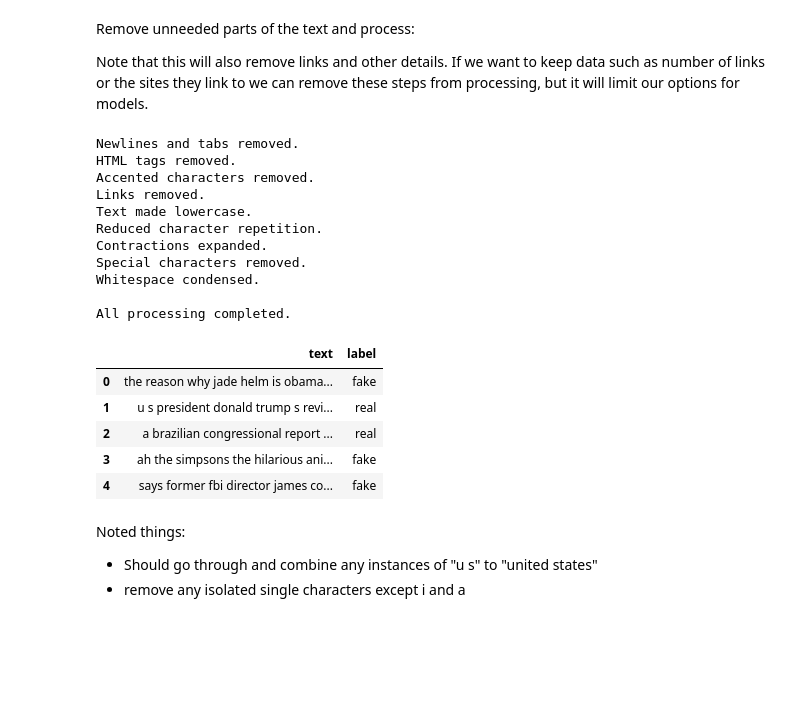
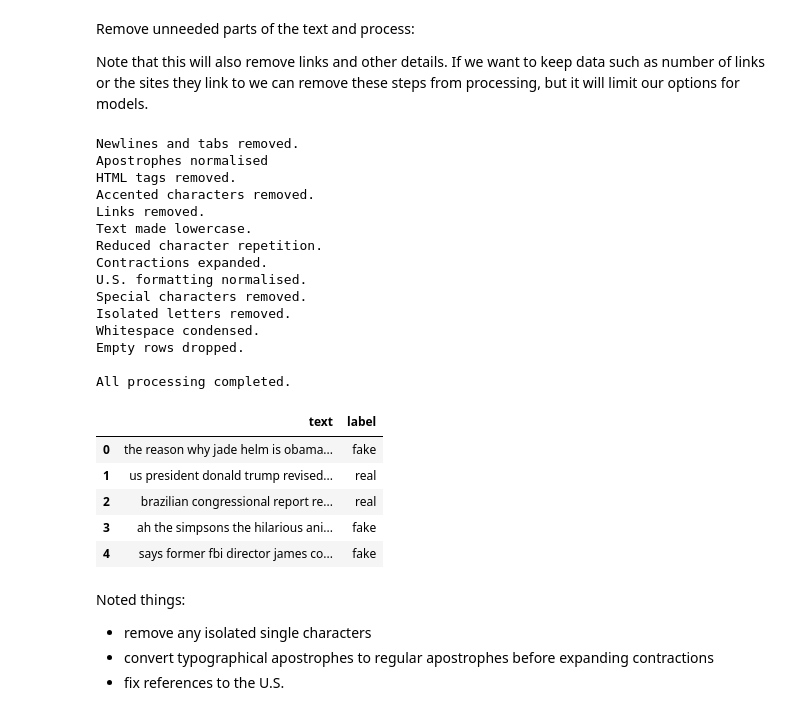
Before and after one commit to Erica-99/CTIP-misinfo-detection, a Jupyter notebook: loading_datasets.ipynb, the cells around one changed output. Cells and saved outputs as stored; diff of their text form; code cells hidden in the pictures; blank space fills up the shorter version.

Commit message:
Polished data processing and saving

```diff
--- a/loading_datasets.ipynb
+++ b/loading_datasets.ipynb
@@ -234,7 +234,8 @@ Remove blank rows:
 # %%
 dataset = main_dataset
 print(f"Before culling:\n {dataset.count()}")
-dataset = dataset.replace(r'^\s*$', np.nan)
+dataset = dataset.dropna()
+dataset = dataset.astype(str).replace(r'^\s*$', np.nan, regex=True)
 dataset = dataset.dropna()
 print(f"After culling:\n {dataset.count()}")
 # %% [output]
@@ -255,6 +256,11 @@ Note that this will also remove links and other details. If we want to keep data
 def remove_newlines_tabs(text):
     formatted_text = text.replace('\\n', ' ').replace('\n', ' ').replace('\t',' ').replace('\\', ' ').replace('. com', '.com') # Also join the . and com together in links for consistency.
     return formatted_text
+
+# Convert typographical apostrophes/quotemarks to regular apostrophes
+def normalise_apostrophes(text):
+    normalised_text = text.replace("’", "'").replace("‘", "'")
+    return normalised_text
 
 # Strip any html tags
 def strip_html_tags(text):
@@ -416,10 +422,23 @@ def expand_contractions(text, contraction_map=CONTRACTIONS_MAP):
     new_string = ' '.join(str(expanded) for expanded in word_list)
     return new_string
 
+# Remove the first period from the word "U.S." specifically without adding spaces
+def fix_usa(text):
+    fixed_text = text.replace("u.s", "us")
+    return fixed_text
+
 # Remove special characters
 def remove_special_characters(text):
     processed_text = re.sub(r'\W', ' ', text)
+    processed_text = processed_text.replace('_', ' ') # Underscores are counted as a word character for code reasons. We do not need them, so they will also be removed.
     return processed_text
+
+# Remove isolated letters
+def removed_isolated_letters(text):
+    stripped_text = re.sub(r'(?<=\s)[a-zA-Z](?=\s)', ' ', text) # Middle
+    stripped_text = re.sub(r'^[a-zA-Z](?=\s)', '', stripped_text) # Start of string
+    stripped_text = re.sub(r'(?<=\s)[a-zA-Z]$', '', stripped_text) # End of string
+    return stripped_text
 
 # Correct spelling errors for consistency
 def spellcheck(text):
@@ -429,11 +448,14 @@ def spellcheck(text):
 
 # Condense whitespace
 def condense_whitespace(text):
-    without_whitespace = re.sub(r'\s+', ' ', text, flags=re.I)
+    without_whitespace = re.sub(r'\s+', ' ', text)
+    without_whitespace = without_whitespace.strip() # Remove from start and end of string.
     return without_whitespace
 
 dataset['text'] = dataset['text'].map(remove_newlines_tabs)
 print("Newlines and tabs removed.")
+dataset['text'] = dataset['text'].map(normalise_apostrophes)
+print("Apostrophes normalised")
 dataset['text'] = dataset['text'].map(strip_html_tags)
 print("HTML tags removed.")
 dataset['text'] = dataset['text'].map(accented_characters_removal)
@@ -444,39 +466,56 @@ dataset['text'] = dataset['text'].map(set_lowercase)
 print("Text made lowercase.")
 dataset['text'] = dataset['text'].map(reduce_character_repetition)
 print("Reduced character repetition.")
 dataset['text'] = dataset['text'].map(lambda x: expand_contractions(x)) # Need the lambda wrapper because of the default parameter
 print("Contractions expanded.")
+dataset['text'] = dataset['text'].map(fix_usa)
+print("U.S. formatting normalised.")
 dataset['text'] = dataset['text'].map(remove_special_characters)
 print("Special characters removed.")
+dataset['text'] = dataset['text'].map(removed_isolated_letters)
+print("Isolated letters removed.")
 # Spellcheck taking too long for now, will properly run later
 #dataset['text'] = dataset['text'].map(spellcheck)
 #print("Spelling corrected.")
 dataset['text'] = dataset['text'].map(condense_whitespace)
 print("Whitespace condensed.")
+
+# Final dropping of empty rows after all processing
+dataset = dataset.dropna()
+dataset = dataset.astype(str).replace(r'^\s*$', np.nan, regex=True)
+dataset = dataset.dropna()
+dataset = dataset.reset_index(drop=True)
+print("Empty rows dropped.")
+
 print("\nAll processing completed.")
 
 pd.set_option("display.max_colwidth", None)
 dataset.head()
 # %% [output]
 Newlines and tabs removed.
+Apostrophes normalised
 HTML tags removed.
 Accented characters removed.
 Links removed.
 Text made lowercase.
 Reduced character repetition.
 Contractions expanded.
+U.S. formatting normalised.
 Special characters removed.
+Isolated letters removed.
 Whitespace condensed.
+Empty rows dropped.
 
 All processing completed.
 |  | text | label |
 | 0 | the reason why jade helm is obama... | fake |
-| 1 | u s president donald trump s revi... | real |
-| 2 | a brazilian congressional report ... | real |
+| 1 | us president donald trump revised... | real |
+| 2 | brazilian congressional report re... | real |
 | 3 | ah the simpsons the hilarious ani... | fake |
 | 4 | says former fbi director james co... | fake |
 # %% [markdown]
 Noted things:
 
-- Should go through and combine any instances of "u s" to "united states"
-- remove any isolated single characters except i and a
+- remove any isolated single characters
+- convert typographical apostrophes to regular apostrophes before expanding contractions
+- fix references to the U.S.
```
Also changed, not shown: parts of 1 cell of this notebook.
